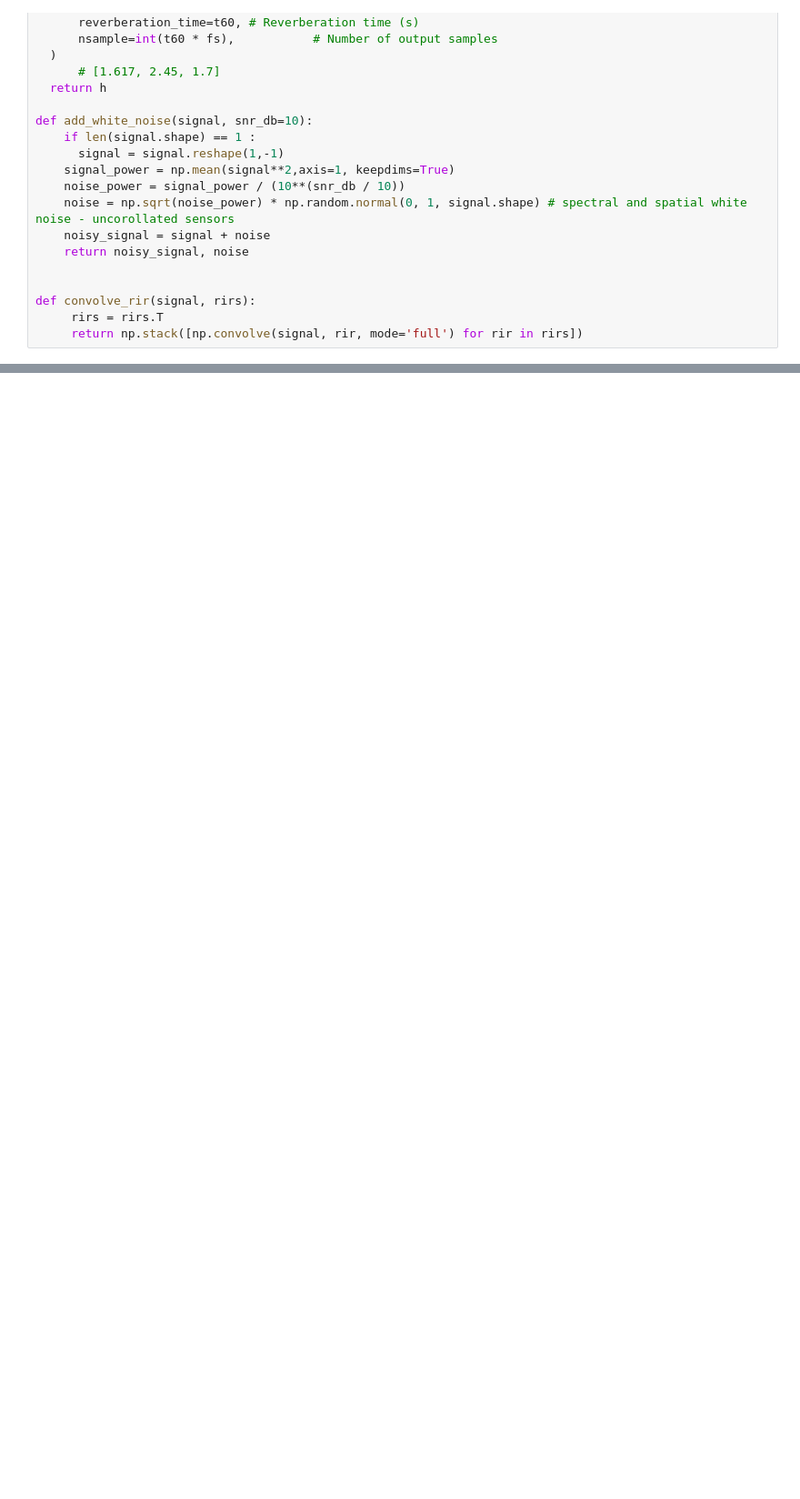
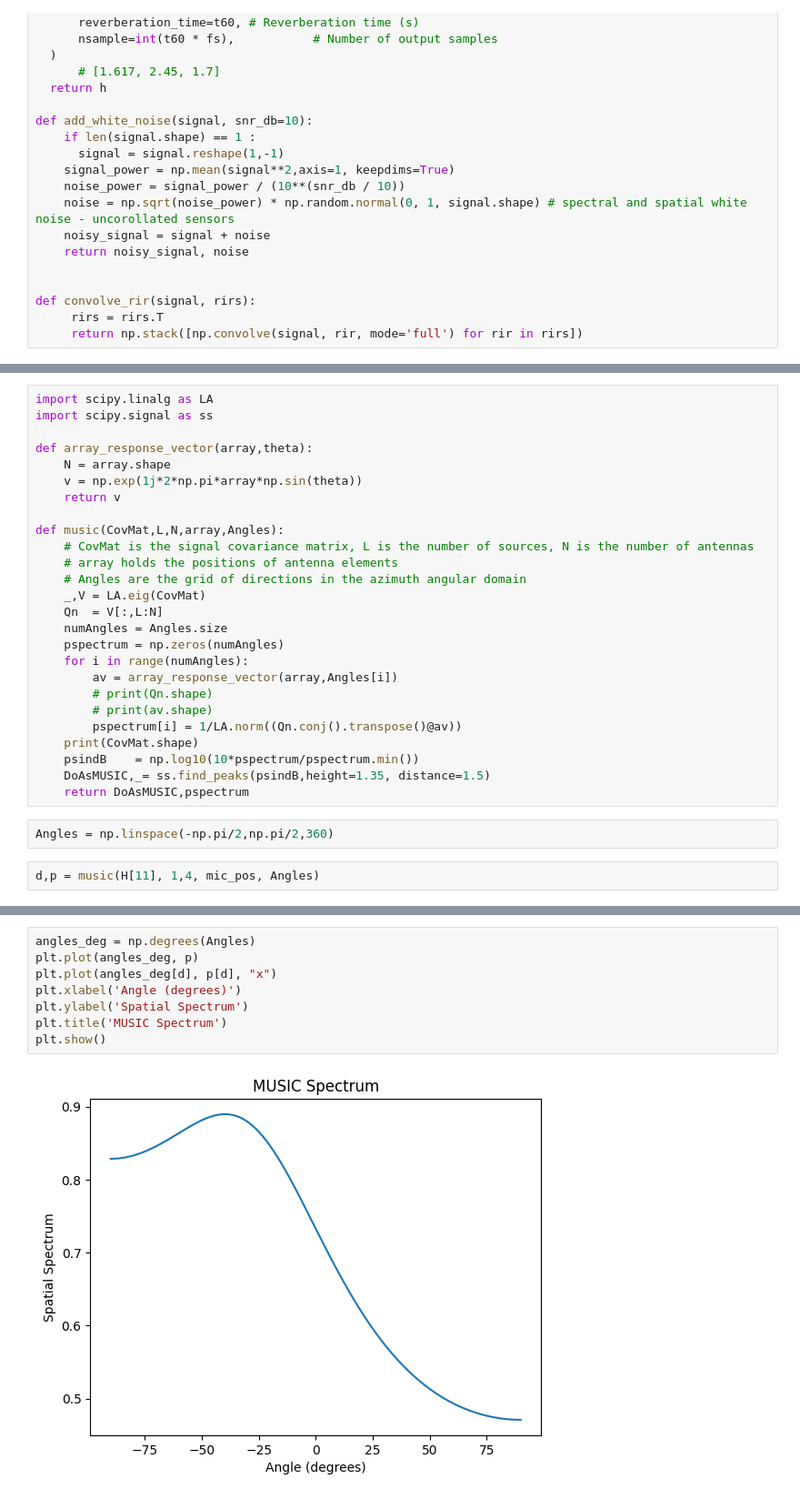
Before and after one commit to Dannynis/MUSIC-SRP-PHAT-Localication, a Jupyter notebook: srp-phat.ipynb, the cells around one changed output, grey strips where cells are left out. Shown: that part at 91% size. Drawn from its saved outputs; the diff is of its cells as text; blank space fills up the shorter version.

Commit message:
working MUSIC as well

```diff
--- a/srp-phat.ipynb
+++ b/srp-phat.ipynb
@@ -281,0 +245,30 @@ srp_phat.polar_plt_dirac()
+# %%
+import scipy.linalg as LA
+import scipy.signal as ss
+
+def array_response_vector(array,theta):
+    N = array.shape
+    v = np.exp(1j*2*np.pi*array*np.sin(theta))
+    return v
+
+def music(CovMat,L,N,array,Angles):
+    # CovMat is the signal covariance matrix, L is the number of sources, N is the number of antennas
+    # array holds the positions of antenna elements
+    # Angles are the grid of directions in the azimuth angular domain
+    _,V = LA.eig(CovMat)
+    Qn  = V[:,L:N]
+    numAngles = Angles.size
+    pspectrum = np.zeros(numAngles)
+    for i in range(numAngles):
+        av = array_response_vector(array,Angles[i])
+        # print(Qn.shape)
+        # print(av.shape)
+        pspectrum[i] = 1/LA.norm((Qn.conj().transpose()@av))
+    print(CovMat.shape)
+    psindB    = np.log10(10*pspectrum/pspectrum.min())
+    DoAsMUSIC,_= ss.find_peaks(psindB,height=1.35, distance=1.5)
+    return DoAsMUSIC,pspectrum
+# %%
+Angles = np.linspace(-np.pi/2,np.pi/2,360)
+# %%
+d,p = music(H[11], 1,4, mic_pos, Angles)
@@ -281,0 +283,10 @@ srp_phat.polar_plt_dirac()
+# %%
+angles_deg = np.degrees(Angles)
+plt.plot(angles_deg, p)
+plt.plot(angles_deg[d], p[d], "x")
+plt.xlabel('Angle (degrees)')
+plt.ylabel('Spatial Spectrum')
+plt.title('MUSIC Spectrum')
+plt.show()
+# %% [output]
+[figure, added]
```
Also changed, not shown: parts of 47 cells of this notebook.
